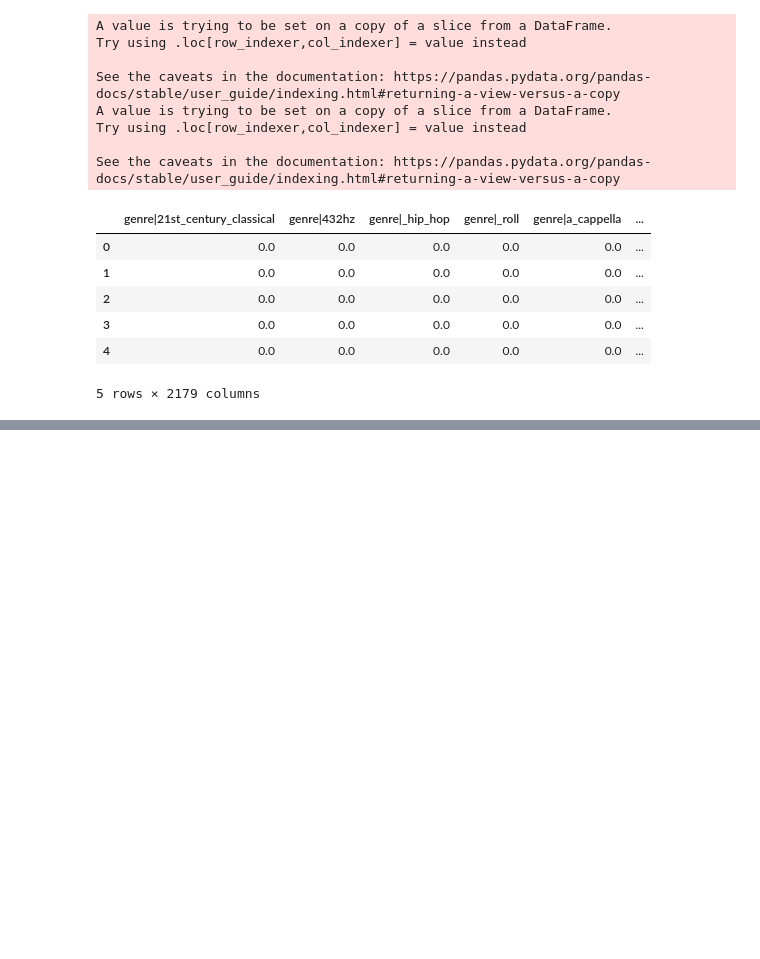
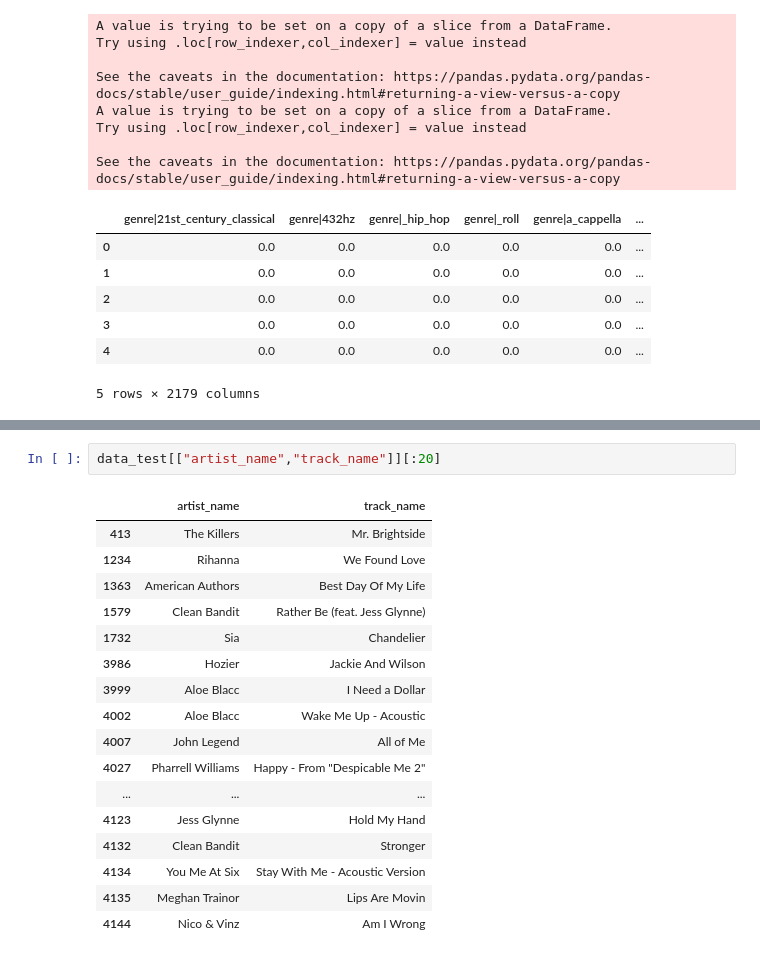
Before and after one commit to Sumith-Pevekar/MusicRecoEngine, a Jupyter notebook: MusicRecoEngine.ipynb, the cells around one changed output, grey strips where cells are left out. Saved outputs shown, nothing was run; the diff lists cells and outputs as text; blank space fills up the shorter version.

```diff
--- a/MusicRecoEngine.ipynb
+++ b/MusicRecoEngine.ipynb
@@ -291,0 +361,20 @@ See the caveats in the documentation: https://pandas.pydata.org/pandas-docs/stab
+# %%
+data_test[["artist_name","track_name"]][:20]
+# %% [output]
+|  | artist_name | track_name |
+| 413 | The Killers | Mr. Brightside |
+| 1234 | Rihanna | We Found Love |
+| 1363 | American Authors | Best Day Of My Life |
+| 1579 | Clean Bandit | Rather Be (feat. Jess Glynne) |
+| 1732 | Sia | Chandelier |
+| 3986 | Hozier | Jackie And Wilson |
+| 3999 | Aloe Blacc | I Need a Dollar |
+| 4002 | Aloe Blacc | Wake Me Up - Acoustic |
+| 4007 | John Legend | All of Me |
+| 4027 | Pharrell Williams | Happy - From "Despicable Me 2" |
+| ... | ... | ... |
+| 4123 | Jess Glynne | Hold My Hand |
+| 4132 | Clean Bandit | Stronger |
+| 4134 | You Me At Six | Stay With Me - Acoustic Version |
+| 4135 | Meghan Trainor | Lips Are Movin |
+| 4144 | Nico & Vinz | Am I Wrong |
```
Also changed, not shown: parts of 7 cells of this notebook.
